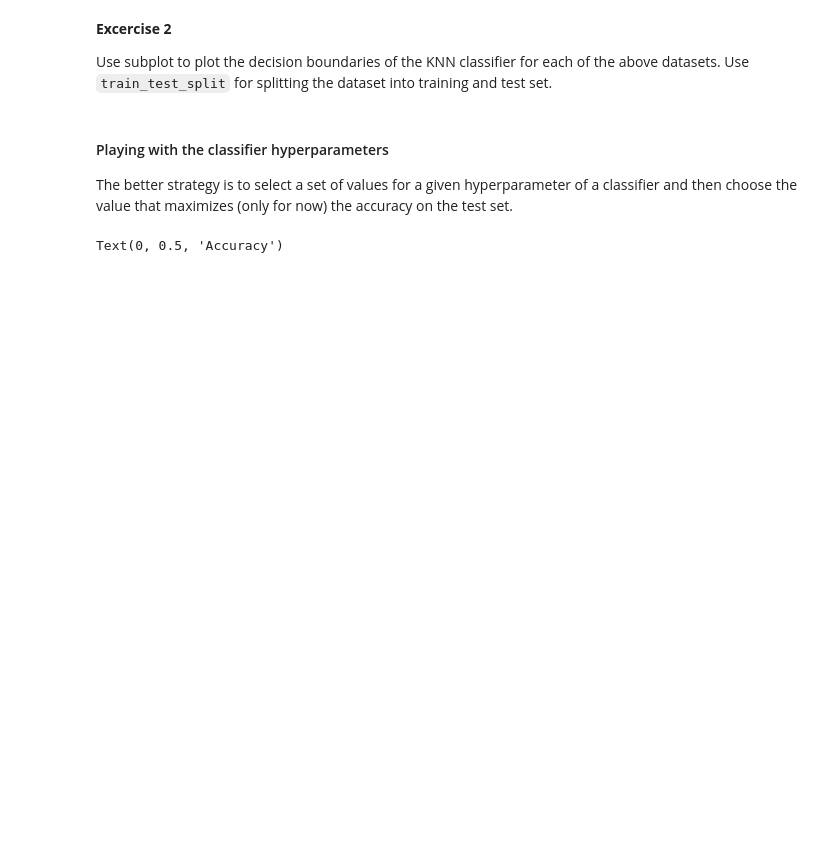
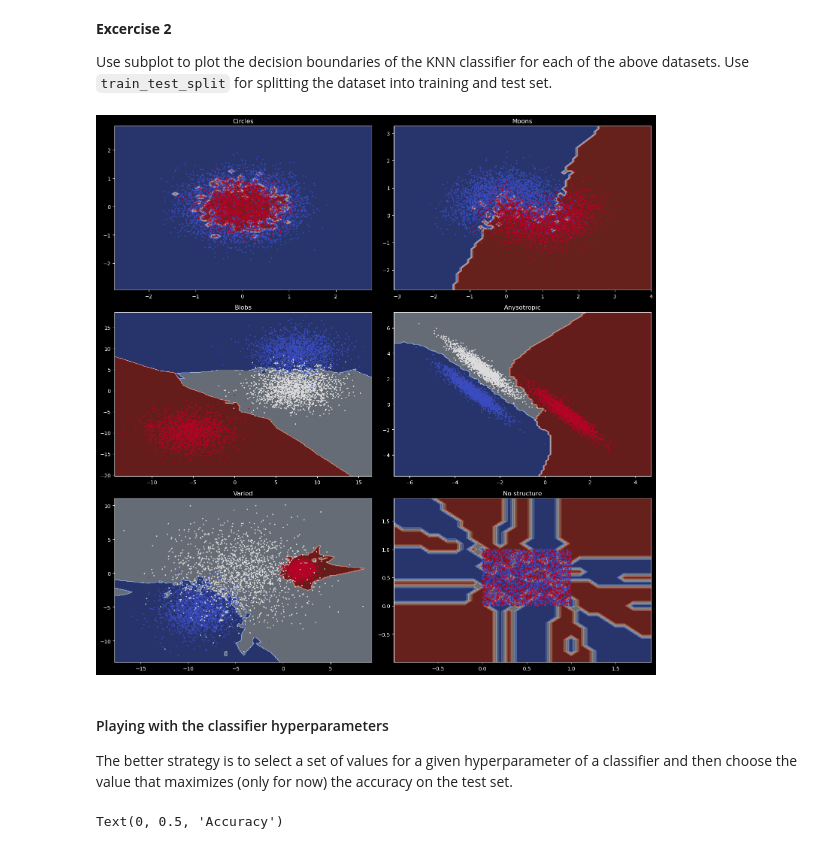
Before and after one commit to massmola/ml-in-practice, a Jupyter notebook: lab-3/Lab3.ipynb, the cells around one changed output. Cells and saved outputs as stored; diff of their text form; code cells hidden in the pictures; blank space fills up the shorter version.

```diff
--- a/lab-3/Lab3.ipynb
+++ b/lab-3/Lab3.ipynb
@@ -246,6 +265,24 @@ Text(0.5, 1.0, 'Decision surface of KNN classifier')
 Use subplot to plot the decision boundaries of the KNN classifier for each of the above datasets. Use `train_test_split` for splitting the dataset into training and test set.
 # %%
 ### your code here
+fig, axes = plt.subplots(3, 2, figsize=(15, 15))
+axes = axes.ravel()
+
+for i, (dataset, title) in enumerate(zip(dataset_list, dataset_titles.values())):
+    X, y = dataset
+    X_train, X_test, y_train, y_test = train_test_split(X, y, test_size=0.33, random_state=0)
+    clf = KNeighborsClassifier(n_neighbors=3)
+    clf.fit(X_train, y_train)
+
+    xx, yy = make_meshgrid(X[:, 0], X[:, 1])
+    plot_contours(axes[i], clf, xx, yy, cmap=plt.cm.coolwarm, alpha=0.5)
+    axes[i].scatter(X[:, 0], X[:, 1], c=y, cmap=plt.cm.coolwarm, s=2)
+    axes[i].set_title(title)
+
+plt.tight_layout()
+plt.show()
+# %% [output]
+[figure, added]
 # %% [markdown]
 #### Playing with the classifier hyperparameters
 
```
Also changed, not shown: parts of 7 cells of this notebook, 2 other files.
